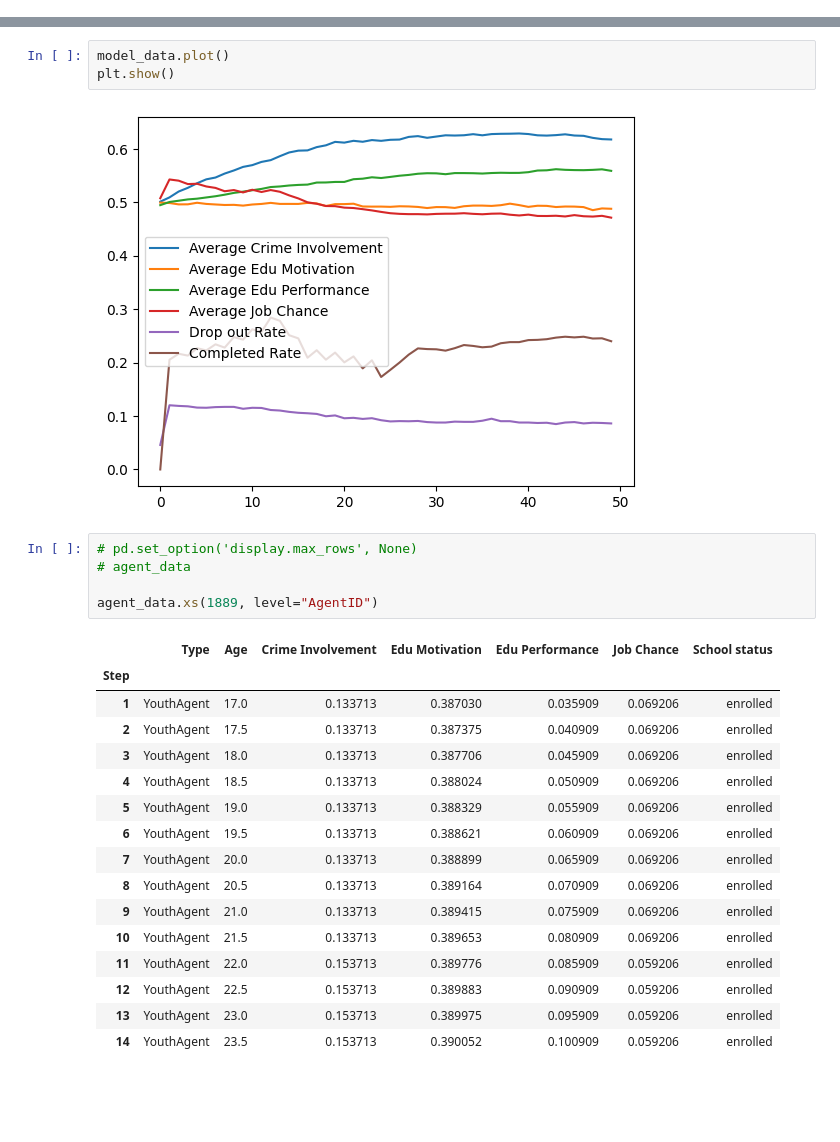
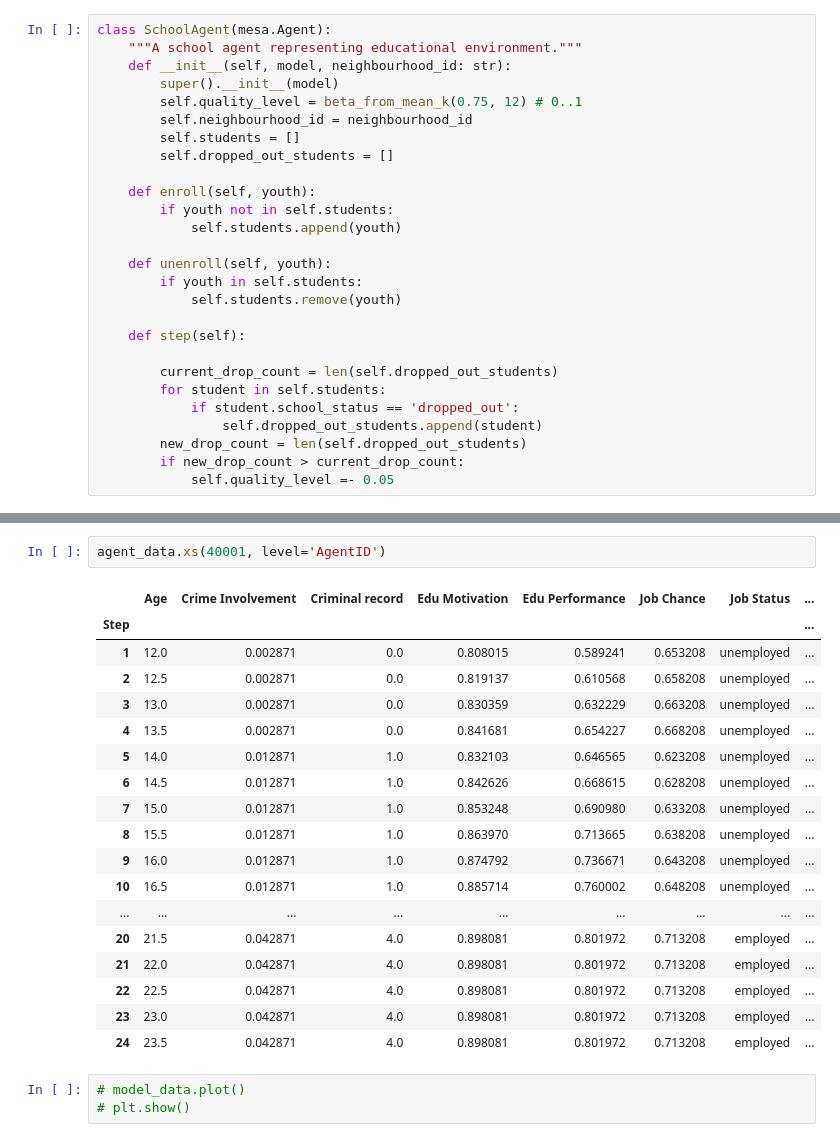
Before and after one commit to ihsdriessen/scp_abm, a Jupyter notebook: youth_model.ipynb, the cells around one changed output, grey strips where cells are left out. Cells and saved outputs as stored; diff of their text form; blank space fills up the shorter version.

```diff
--- a/youth_model.ipynb
+++ b/youth_model.ipynb
@@ -150,0 +97,27 @@ agent_data = model.datacollector.get_agent_vars_dataframe()
+# %%
+class SchoolAgent(mesa.Agent):
+    """A school agent representing educational environment."""
+    def __init__(self, model, neighbourhood_id: str):
+        super().__init__(model)
+        self.quality_level = beta_from_mean_k(0.75, 12) # 0..1
+        self.neighbourhood_id = neighbourhood_id
+        self.students = []
+        self.dropped_out_students = []
+
+    def enroll(self, youth):
+        if youth not in self.students:
+            self.students.append(youth)
+
+    def unenroll(self, youth):
+        if youth in self.students:
+            self.students.remove(youth)
+
+    def step(self):
+
+        current_drop_count = len(self.dropped_out_students)
+        for student in self.students:
+            if student.school_status == 'dropped_out':
+                self.dropped_out_students.append(student)
+        new_drop_count = len(self.dropped_out_students)
+        if new_drop_count > current_drop_count:
+            self.quality_level =- 0.05
@@ -151,27 +486,24 @@ agent_data = model.datacollector.get_agent_vars_dataframe()
+# %%
+agent_data.xs(40001, level='AgentID')
+# %% [output]
+|  | Age | Crime Involvement | Criminal record | Edu Motivation | Edu Performance | Job Chance | Job Status | ... |
+| Step |  |  |  |  |  |  |  | ... |
+| 1 | 12.0 | 0.002871 | 0.0 | 0.808015 | 0.589241 | 0.653208 | unemployed | ... |
+| 2 | 12.5 | 0.002871 | 0.0 | 0.819137 | 0.610568 | 0.658208 | unemployed | ... |
+| 3 | 13.0 | 0.002871 | 0.0 | 0.830359 | 0.632229 | 0.663208 | unemployed | ... |
+| 4 | 13.5 | 0.002871 | 0.0 | 0.841681 | 0.654227 | 0.668208 | unemployed | ... |
+| 5 | 14.0 | 0.012871 | 1.0 | 0.832103 | 0.646565 | 0.623208 | unemployed | ... |
+| 6 | 14.5 | 0.012871 | 1.0 | 0.842626 | 0.668615 | 0.628208 | unemployed | ... |
+| 7 | 15.0 | 0.012871 | 1.0 | 0.853248 | 0.690980 | 0.633208 | unemployed | ... |
+| 8 | 15.5 | 0.012871 | 1.0 | 0.863970 | 0.713665 | 0.638208 | unemployed | ... |
+| 9 | 16.0 | 0.012871 | 1.0 | 0.874792 | 0.736671 | 0.643208 | unemployed | ... |
+| 10 | 16.5 | 0.012871 | 1.0 | 0.885714 | 0.760002 | 0.648208 | unemployed | ... |
+| ... | ... | ... | ... | ... | ... | ... | ... | ... |
+| 20 | 21.5 | 0.042871 | 4.0 | 0.898081 | 0.801972 | 0.713208 | employed | ... |
+| 21 | 22.0 | 0.042871 | 4.0 | 0.898081 | 0.801972 | 0.713208 | employed | ... |
+| 22 | 22.5 | 0.042871 | 4.0 | 0.898081 | 0.801972 | 0.713208 | employed | ... |
+| 23 | 23.0 | 0.042871 | 4.0 | 0.898081 | 0.801972 | 0.713208 | employed | ... |
+| 24 | 23.5 | 0.042871 | 4.0 | 0.898081 | 0.801972 | 0.713208 | employed | ... |
 # %%
-model_data.plot()
-plt.show()
+# model_data.plot()
+# plt.show()
-# %% [output]
-[figure, removed]
-# %%
-# pd.set_option('display.max_rows', None)
-# agent_data
-
-agent_data.xs(1889, level="AgentID")
-# %% [output]
-|  | Type | Age | Crime Involvement | Edu Motivation | Edu Performance | Job Chance | School status |
-| Step |  |  |  |  |  |  |  |
-| 1 | YouthAgent | 17.0 | 0.133713 | 0.387030 | 0.035909 | 0.069206 | enrolled |
-| 2 | YouthAgent | 17.5 | 0.133713 | 0.387375 | 0.040909 | 0.069206 | enrolled |
-| 3 | YouthAgent | 18.0 | 0.133713 | 0.387706 | 0.045909 | 0.069206 | enrolled |
-| 4 | YouthAgent | 18.5 | 0.133713 | 0.388024 | 0.050909 | 0.069206 | enrolled |
-| 5 | YouthAgent | 19.0 | 0.133713 | 0.388329 | 0.055909 | 0.069206 | enrolled |
-| 6 | YouthAgent | 19.5 | 0.133713 | 0.388621 | 0.060909 | 0.069206 | enrolled |
-| 7 | YouthAgent | 20.0 | 0.133713 | 0.388899 | 0.065909 | 0.069206 | enrolled |
-| 8 | YouthAgent | 20.5 | 0.133713 | 0.389164 | 0.070909 | 0.069206 | enrolled |
-| 9 | YouthAgent | 21.0 | 0.133713 | 0.389415 | 0.075909 | 0.069206 | enrolled |
-| 10 | YouthAgent | 21.5 | 0.133713 | 0.389653 | 0.080909 | 0.069206 | enrolled |
-| 11 | YouthAgent | 22.0 | 0.153713 | 0.389776 | 0.085909 | 0.059206 | enrolled |
-| 12 | YouthAgent | 22.5 | 0.153713 | 0.389883 | 0.090909 | 0.059206 | enrolled |
-| 13 | YouthAgent | 23.0 | 0.153713 | 0.389975 | 0.095909 | 0.059206 | enrolled |
-| 14 | YouthAgent | 23.5 | 0.153713 | 0.390052 | 0.100909 | 0.059206 | enrolled |
```
Also changed, not shown: parts of 21 cells of this notebook, 1 other file.
